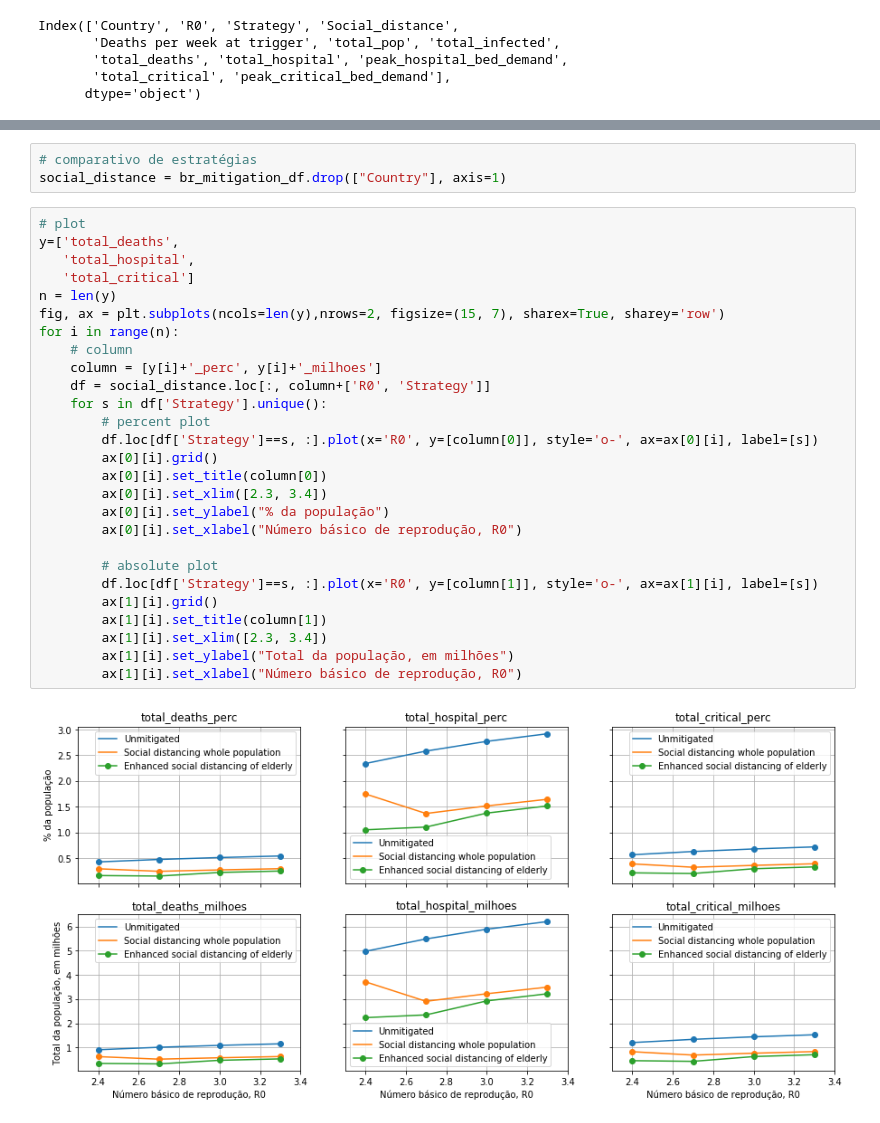
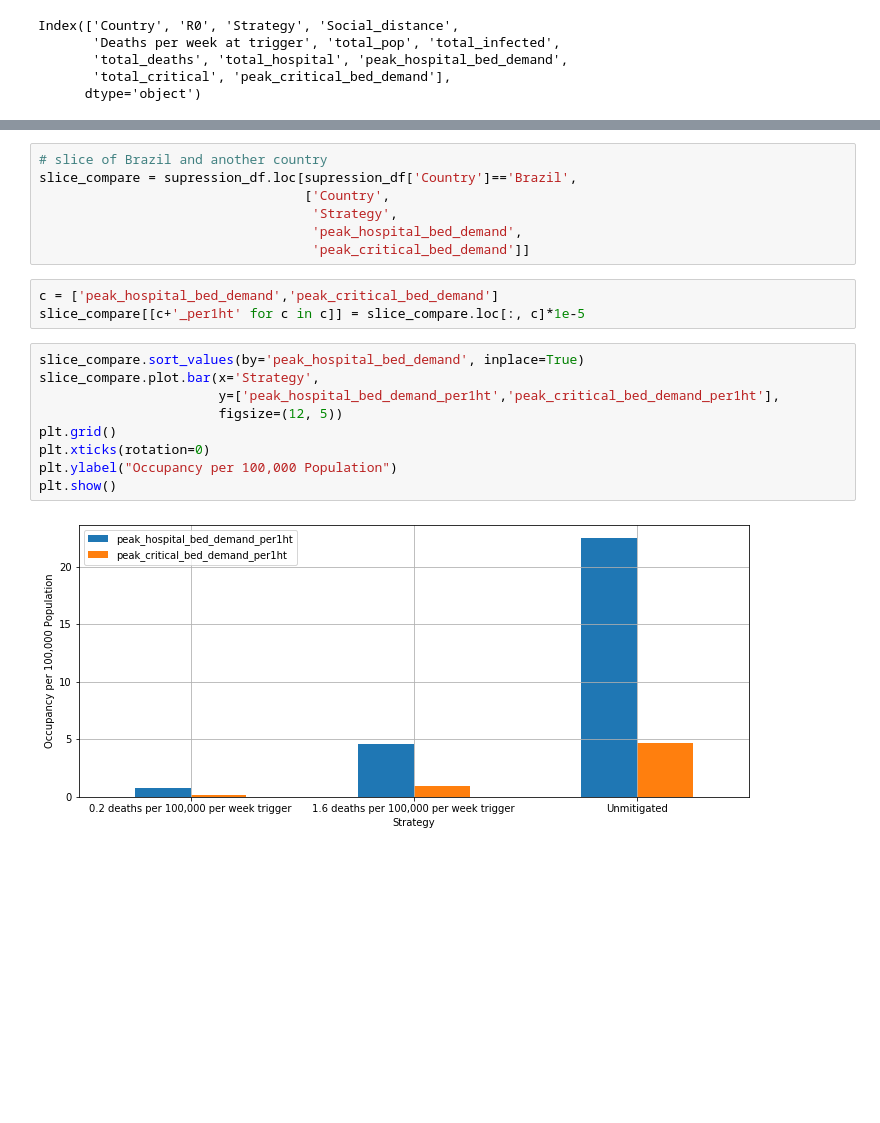
Before and after one commit to matheusomendonca/covid19-ICResearch, a Jupyter notebook: Imperial College Covid19 - Brasil.ipynb, the cells around one changed output, grey strips where cells are left out. Saved outputs shown, nothing was run; the diff lists cells and outputs as text; blank space fills up the shorter version.

```diff
--- a/Imperial College Covid19 - Brasil.ipynb
+++ b/Imperial College Covid19 - Brasil.ipynb
@@ -111,32 +146,21 @@ plt.show()
-# %%
-# comparativo de estratégias
-social_distance = br_mitigation_df.drop(["Country"], axis=1)
-# %%
-# plot
-y=['total_deaths',
-   'total_hospital',
-   'total_critical']
-n = len(y)
-fig, ax = plt.subplots(ncols=len(y),nrows=2, figsize=(15, 7), sharex=True, sharey='row')
-for i in range(n):
-    # column
-    column = [y[i]+'_perc', y[i]+'_milhoes']
-    df = social_distance.loc[:, column+['R0', 'Strategy']]
-    for s in df['Strategy'].unique():
-        # percent plot
-        df.loc[df['Strategy']==s, :].plot(x='R0', y=[column[0]], style='o-', ax=ax[0][i], label=[s])
-        ax[0][i].grid()
-        ax[0][i].set_title(column[0])
-        ax[0][i].set_xlim([2.3, 3.4])
-        ax[0][i].set_ylabel("% da população")
-        ax[0][i].set_xlabel("Número básico de reprodução, R0")
-
-        # absolute plot
-        df.loc[df['Strategy']==s, :].plot(x='R0', y=[column[1]], style='o-', ax=ax[1][i], label=[s])
-        ax[1][i].grid()
-        ax[1][i].set_title(column[1])
-        ax[1][i].set_xlim([2.3, 3.4])
-        ax[1][i].set_ylabel("Total da população, em milhões")
-        ax[1][i].set_xlabel("Número básico de reprodução, R0")
-# %% [output]
-[figure, removed]
+# %%
+# slice of Brazil and another country
+slice_compare = supression_df.loc[supression_df['Country']=='Brazil',
+                                  ['Country',
+                                   'Strategy',
+                                   'peak_hospital_bed_demand',
+                                   'peak_critical_bed_demand']]
+# %%
+c = ['peak_hospital_bed_demand','peak_critical_bed_demand']
+slice_compare[[c+'_per1ht' for c in c]] = slice_compare.loc[:, c]*1e-5
+# %%
+slice_compare.sort_values(by='peak_hospital_bed_demand', inplace=True)
+slice_compare.plot.bar(x='Strategy',
+                       y=['peak_hospital_bed_demand_per1ht','peak_critical_bed_demand_per1ht'],
+                       figsize=(12, 5))
+plt.grid()
+plt.xticks(rotation=0)
+plt.ylabel("Occupancy per 100,000 Population")
+plt.show()
+# %% [output]
+[figure, added]
```
Also changed, not shown: parts of 14 cells of this notebook.
